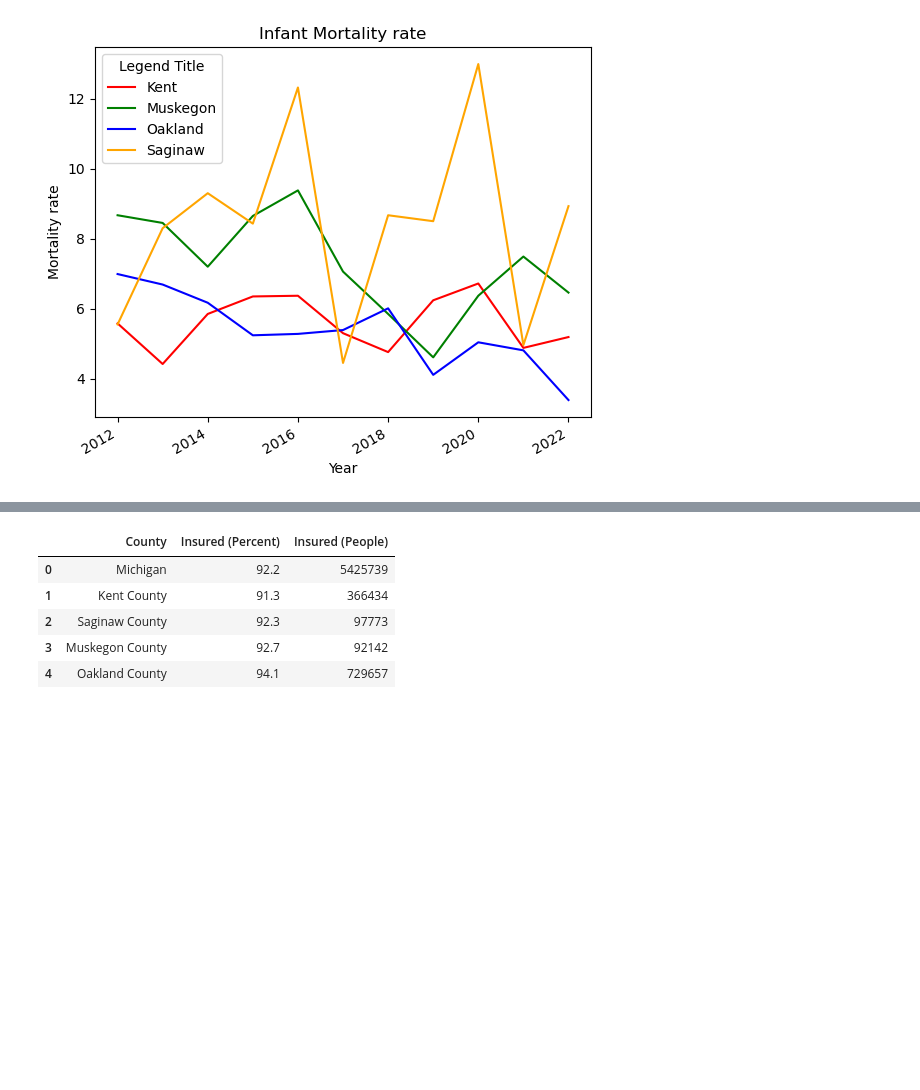
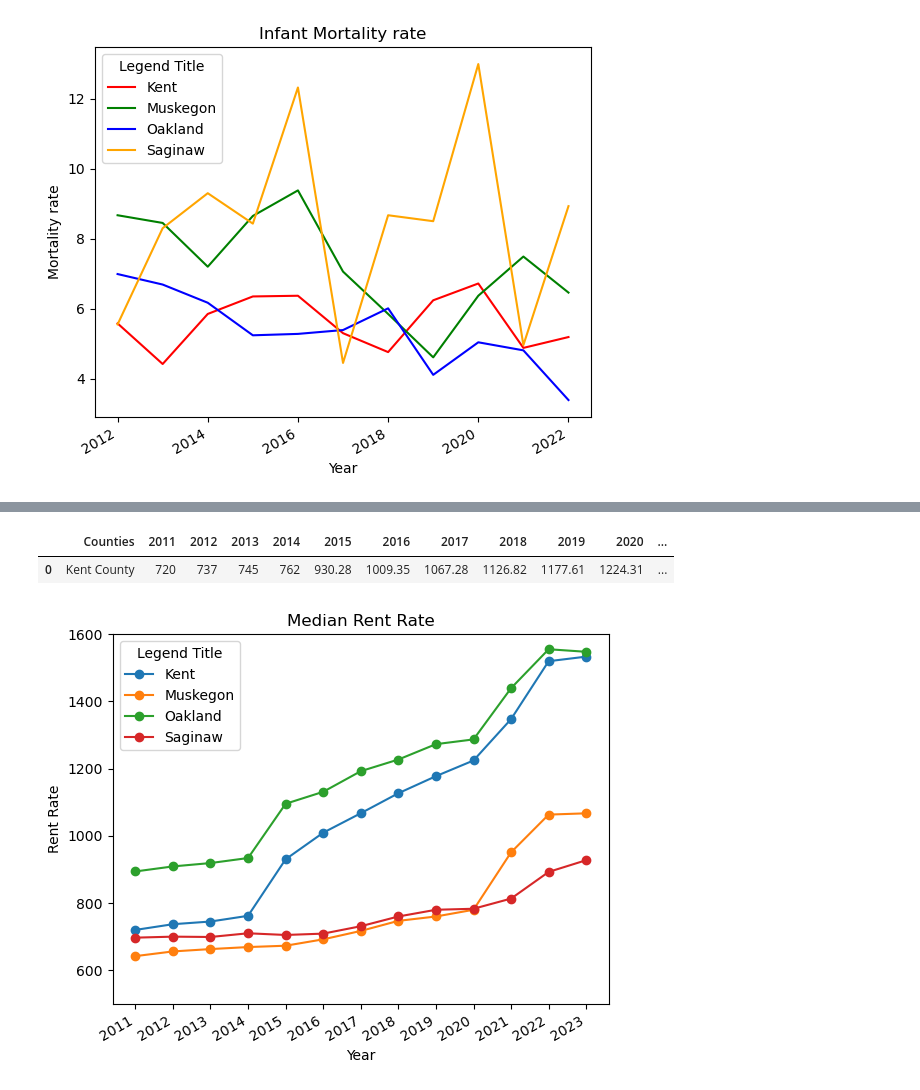
Before and after one commit to DaSamboni/project1_group3, a Jupyter notebook: MainProject.ipynb, the cells around one changed output, grey strips where cells are left out. Saved outputs shown, nothing was run; the diff lists cells and outputs as text; code cells hidden in the pictures; blank space fills up the shorter version.

```diff
--- a/MainProject.ipynb
+++ b/MainProject.ipynb
@@ -121,0 +466,3 @@ plt.show()
+# %%
+rent_df.rename(columns = {'Unnamed: 0':'Counties'}, inplace = True)
+rent_df.head()
@@ -121,0 +475,3 @@ plt.show()
+# %%
+rent_df.rename(columns = {'Unnamed: 0':'Counties'}, inplace = True)
+rent_df.head()
@@ -121,0 +484,14 @@ plt.show()
+# %%
+# Loop through each year column
+for year in range(2011, 2024):
+    # Get the column name for the current year
+    year_column = str(year)
+
+    # Remove the "$" symbol from the values in the year column
+    rent_df[year_column] = rent_df[year_column].str.replace('$', '')
+    rent_df[year_column] = rent_df[year_column].str.replace(',', '')
+
+    # Convert the year column to numeric
+    rent_df[year_column] = pd.to_numeric(rent_df[year_column])
+
+rent_df.head()
@@ -122,18 +504,34 @@ plt.show()
+# %%
+kentcounty = rent_df.loc[(rent_df["Counties"])== "Kent County"]
+kentcounty
+# %% [output]
+|  | Counties | 2011 | 2012 | 2013 | 2014 | 2015 | 2016 | 2017 | 2018 | 2019 | 2020 | ... |
+| 0 | Kent County | 720 | 737 | 745 | 762 | 930.28 | 1009.35 | 1067.28 | 1126.82 | 1177.61 | 1224.31 | ... |
+# %%
+for index, row in rent_df.iterrows():
+    # Get the name from the 'Name' column
+    county = row['Counties']
+
+    # Get the rates for each year
+    rent_rates = row['2011':'2023']
+
+    # Plot the rates as a line graph
+    plt.plot(rent_rates.index, rent_rates.values,marker= "o")
+
+# Giving title to the graph
+plt.title('Median Rent Rate')
+
+# rotating the x-axis tick labels at 30degree
+# towards right
+plt.xticks(rotation=30, ha='right')
+
+# Giving x and y label to the graph
+plt.xlabel('Year')
+plt.ylabel('Rent Rate')
+plt.ylim(500,1600)
+plt.legend(['Kent', 'Muskegon', 'Oakland', 'Saginaw'], loc='upper left', title='Legend Title')
+plt.show()
+# %% [output]
+[figure, added]
 # %%
 #Population by Race DF set-up (1 file)
-# %%
-#Health Insurance Percentage DF set-up
-
-insurance_rates_csv = "datasets/health_data.csv"
-
-insurance_rates_df = pd.read_csv(insurance_rates_csv)
-insurance_rates_df = insurance_rates_df.drop('Rank within US (of 3141 counties)', axis = 1)
-
-insurance_rates_df.head()
-# %% [output]
-|  | County | Insured (Percent) | Insured (People) |
-| 0 | Michigan | 92.2 | 5425739 |
-| 1 | Kent County | 91.3 | 366434 |
-| 2 | Saginaw County | 92.3 | 97773 |
-| 3 | Muskegon County | 92.7 | 92142 |
-| 4 | Oakland County | 94.1 | 729657 |
```
Also changed, not shown: parts of 18 cells of this notebook.
